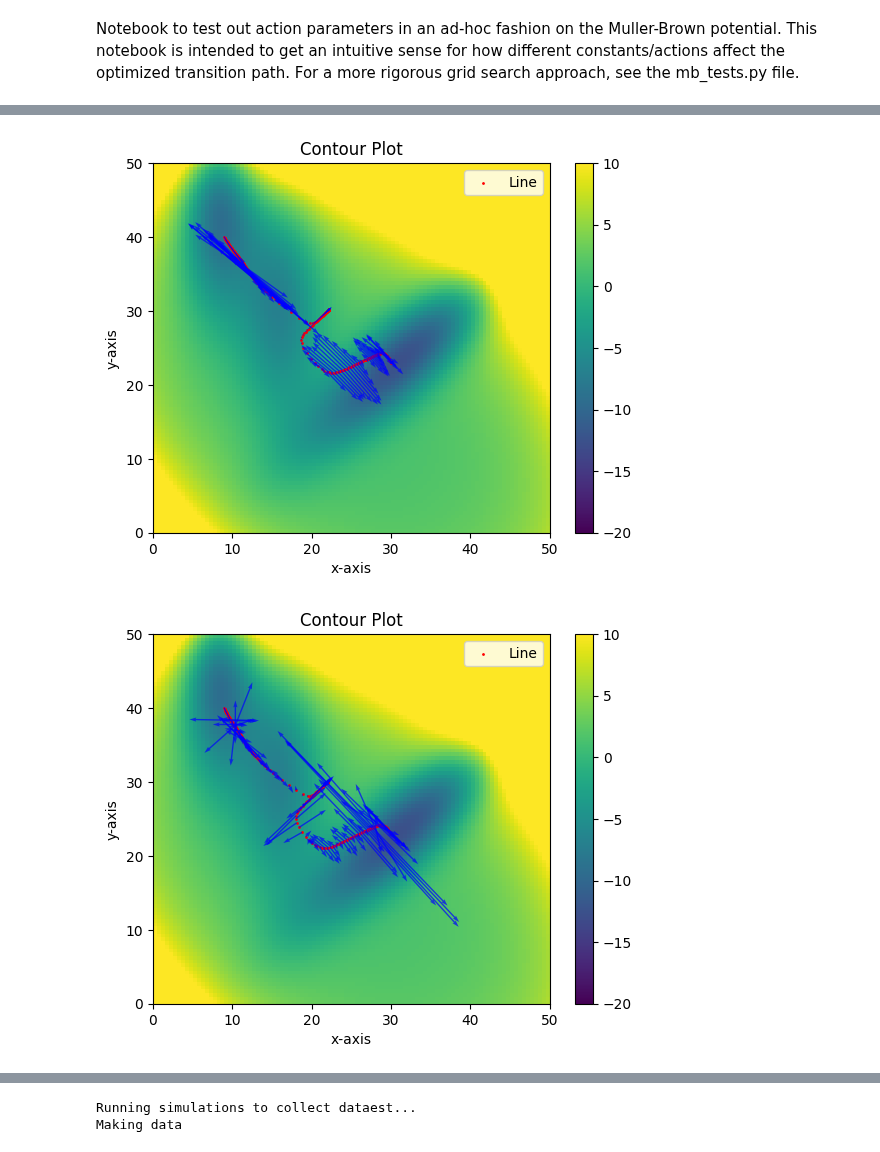
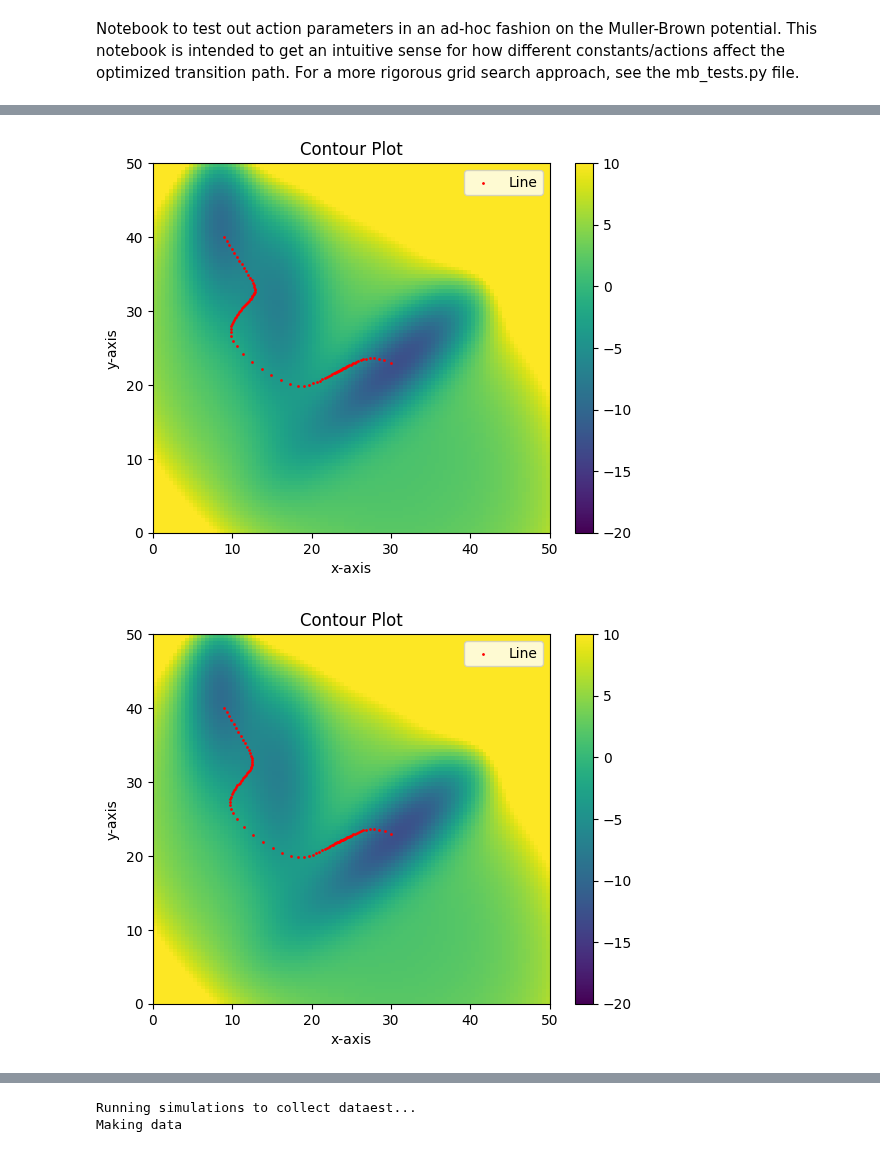
Before and after one commit to michael-psenka/OM-TPS, a Jupyter notebook: compare_actions.ipynb, the cells around one changed output, grey strips where cells are left out. Drawn from its saved outputs; the diff is of its cells as text; code cells hidden in the pictures.

```diff
--- a/compare_actions.ipynb
+++ b/compare_actions.ipynb
@@ -27,13 +27,13 @@ x0, xf = potential.initial_point.detach(), potential.final_point.detach()
 
 """Optimization Hyperparameters"""
 
-line_density = 300 # path length
-dt = 5 * units.fs # time step to use in action
-gamma = torch.tensor(0.1 / units.fs) # gamma value to use in action
-D = torch.tensor(500 * units.kB / gamma) # diffusion coefficient to use in action
+line_density = 100 # path length
+dt = 0.1 # time step to use in action
+gamma = torch.tensor(0.1) # gamma value to use in action
+D = torch.tensor(10) # diffusion coefficient to use in action
 #Choose action type
-action_cls = SimpleAction
-# action_cls = S2Action
+# action_cls = SimpleAction
+action_cls = S2Action
 action_func = action_cls(potential = potential, dt = dt, gamma = gamma, D = D)
 
 iterations = 1000 # number of optimization steps
@@ -74,9 +74,10 @@ for i in tqdm(range(iterations)):
         #Calculate the alternative action
         # s_action = simple_action(line_points)
 
-        draw_points = line_points.detach().cpu()
+
 
     if i % write_every == 0:
+        draw_points = line_points.detach().cpu()
         # print(f"Total action for the step {i} is {(action).cpu().detach().numpy()}")
         num_points = 100
         x_values = torch.linspace(potential.Lx, potential.Hx , num_points)
@@ -91,7 +92,7 @@ for i in tqdm(range(iterations)):
         plt.colorbar(colorbar)
 
         scatter_plot = ax.scatter(draw_points[:,0], draw_points[:,1], s=1, c='red', label='Line')
-        quiver_plot = ax.quiver(draw_points[:,0], draw_points[:,1], -grads[:,0], -grads[:,1], scale_units='xy', angles='xy', color='blue', alpha=0.7)
+        # quiver_plot = ax.quiver(draw_points[:,0], draw_points[:,1], -grads[:,0], -grads[:,1], scale_units='xy', angles='xy', color='blue', alpha=0.7)
         ax.legend()
 
         fig.canvas.draw()
@@ -111,2 +112,2 @@ imageio.mimsave(f'MB_{action_str}_linedensity={line_density}_gamma={round(gamma.
-[figure, old version]
+[figure, new version]
-[figure, old version]
+[figure, new version]
```
Also changed, not shown: parts of 3 cells of this notebook, 3 other files.
